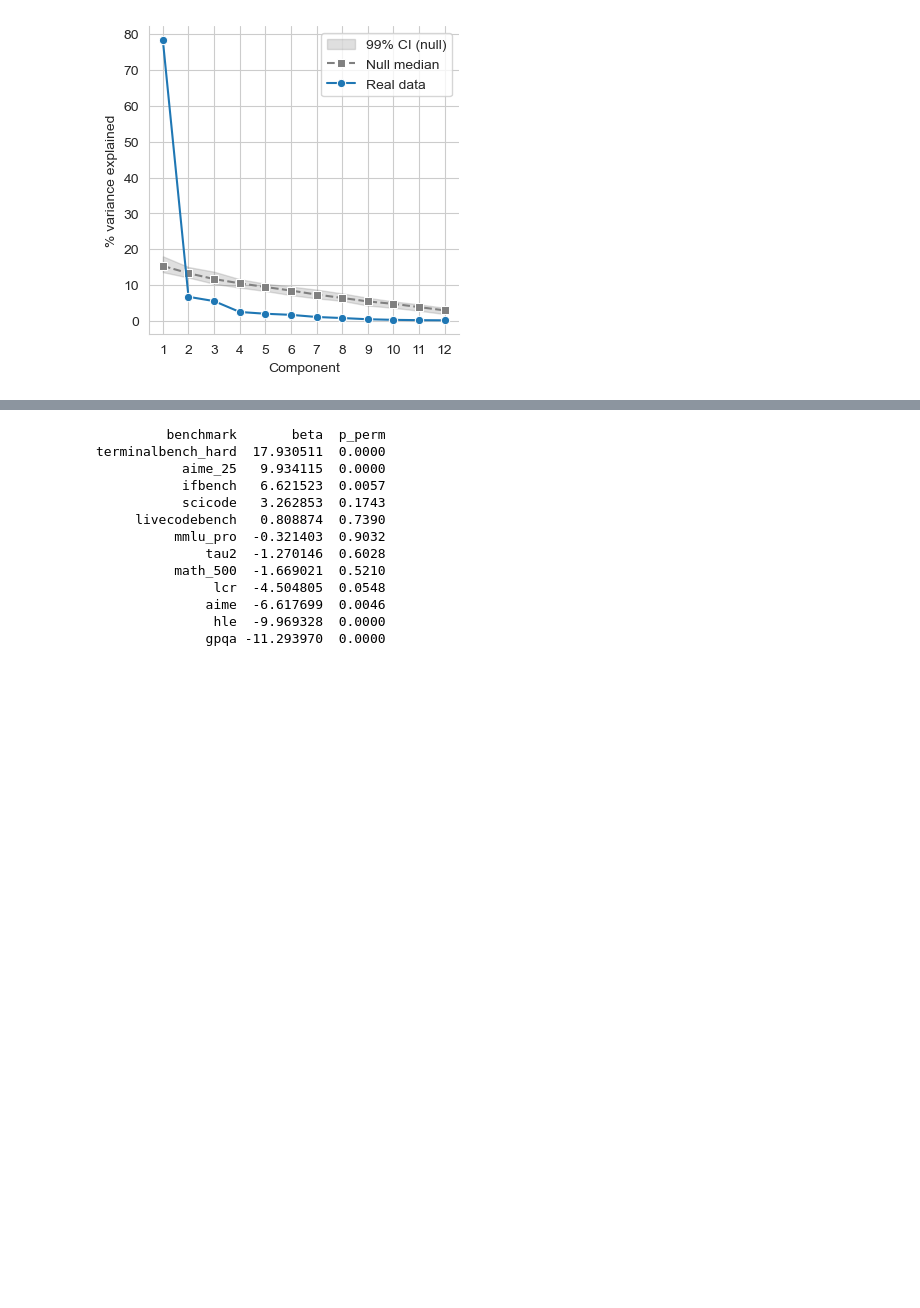
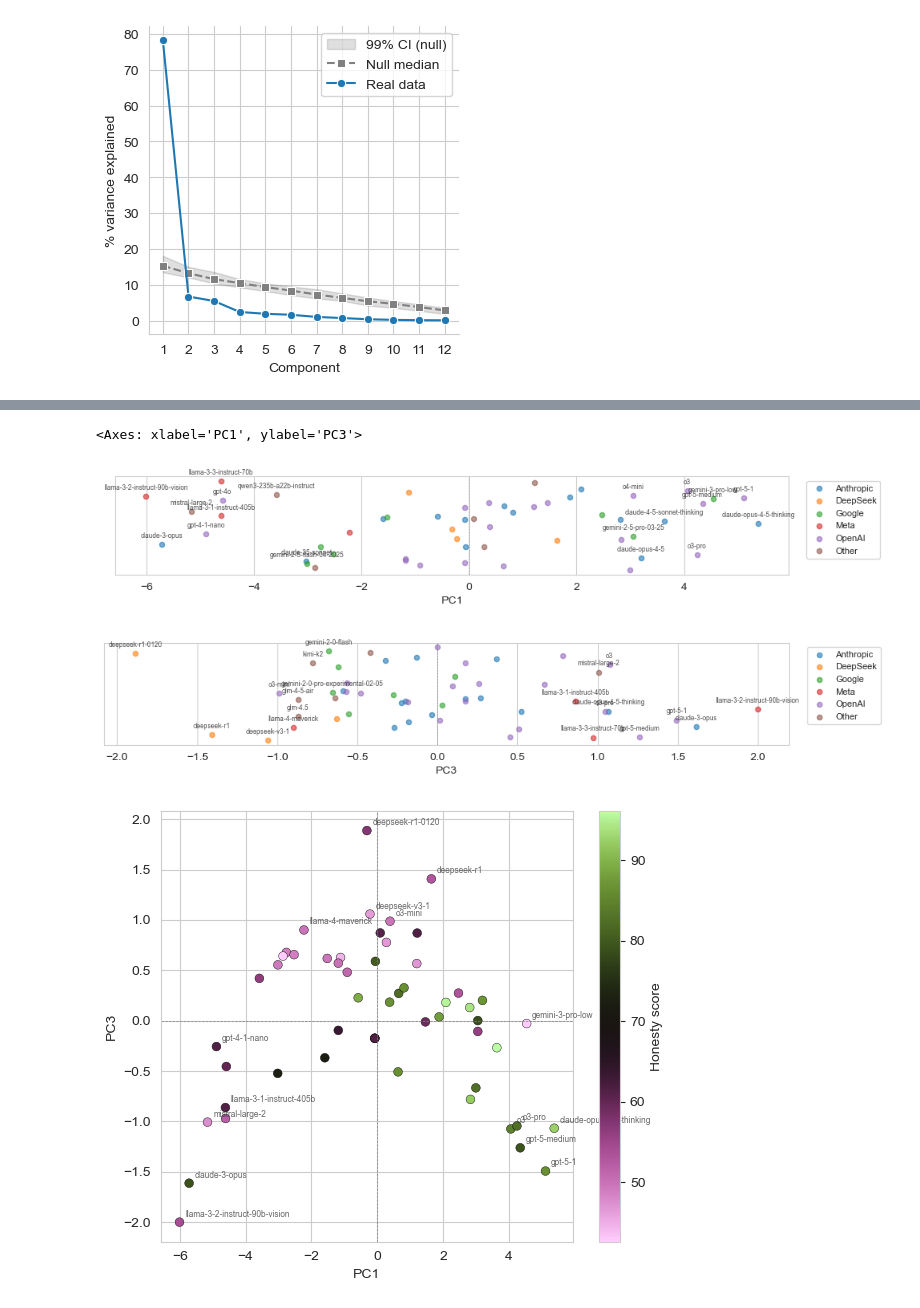
Before and after one commit to moriohamada/capability_structure, a Jupyter notebook: analysis_notebook.ipynb, the cells around one changed output, grey strips where cells are left out. Drawn from its saved outputs; the diff is of its cells as text; code cells hidden in the pictures; blank space fills up the shorter version.

```diff
--- a/analysis_notebook.ipynb
+++ b/analysis_notebook.ipynb
@@ -228,4 +259,0 @@ PC12: LOO dR2=-0.013 p=0.4980 beta=-9.733
-# %%
-for k, r in results.items():
-    if r['p'] < 0.01:
-        top_loadings(components[k-1:k].T, df_bench.columns.tolist(), n_top=5, start_idx=k-1)
@@ -268,12 +259,0 @@ loadings_heatmap(sig_components.T, df_bench.columns.tolist(),
-# %%
-honesty_direction = np.zeros(components.shape[1])
-for k, r in results.items():
-    if r['p'] < 0.05:
-        honesty_direction += r['beta'] * components[k-1]
-
-# normalize for readability
-honesty_direction /= np.linalg.norm(honesty_direction)
-
-df = pd.DataFrame({'benchmark': df_bench.columns, 'weight': honesty_direction})
-df = df.sort_values('weight', ascending=False)
-print(df.to_string(index=False))
@@ -325,40 +260,12 @@ terminalbench_hard  17.997151 0.000575
-# %%
-X_bench = X_full[has_honesty]
-pc1_scores = scores[has_honesty, :1]
-X_resid = X_bench# - pc1_scores @ components[:1]
-
-n_perms = 10000
-rng = np.random.default_rng(0)
-
-m_real = sm.OLS(y_resid, sm.add_constant(X_resid)).fit()
-real_betas = m_real.params[1:]
-
-null_betas = np.zeros((n_perms, X_resid.shape[1]))
-for i in range(n_perms):
-    X_shuf = X_resid.copy()
-    for j in range(X_resid.shape[1]):
-        rng.shuffle(X_shuf[:, j])
-    null_betas[i] = sm.OLS(y_resid, sm.add_constant(X_shuf)).fit().params[1:]
-
-p_perm = np.mean(np.abs(null_betas) >= np.abs(real_betas), axis=0)
-
-df_coefs = pd.DataFrame({
-    'benchmark': df_bench.columns,
-    'beta': real_betas,
-    'p_perm': p_perm
-}).sort_values('beta', ascending=False)
-print(df_coefs.to_string(index=False))
-# %% [output]
-         benchmark       beta  p_perm
-terminalbench_hard  17.930511  0.0000
-           aime_25   9.934115  0.0000
-           ifbench   6.621523  0.0057
-           scicode   3.262853  0.1743
-     livecodebench   0.808874  0.7390
-          mmlu_pro  -0.321403  0.9032
-              tau2  -1.270146  0.6028
-          math_500  -1.669021  0.5210
-               lcr  -4.504805  0.0548
-              aime  -6.617699  0.0046
-               hle  -9.969328  0.0000
-              gpqa -11.293970  0.0000
+# %%
+sig_pcs = [k for k, r in results.items() if r['p'] < ANALYSIS_OPS['sigThresh']]
+# %%
+for pc in sig_pcs:
+    sign = np.sign(results[pc]['beta'])
+    plot_component_1d(scores * sign, pc - 1, df_info, comp_name=f"PC{pc}", n_label=20)
+plot_pc_scatter_honesty(scores, 0, 2, y, df_info, has_honesty, n_label=10)
+# %% [output]
+<Axes: xlabel='PC1', ylabel='PC3'>
+[figure, added]
+[figure, added]
+[figure, added]
```
Also changed, not shown: parts of 31 cells of this notebook, 3 other files.
